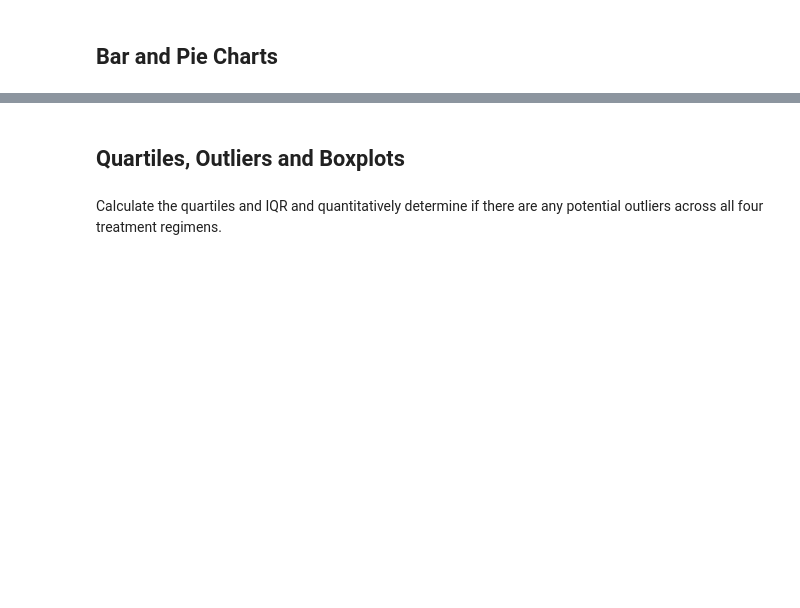
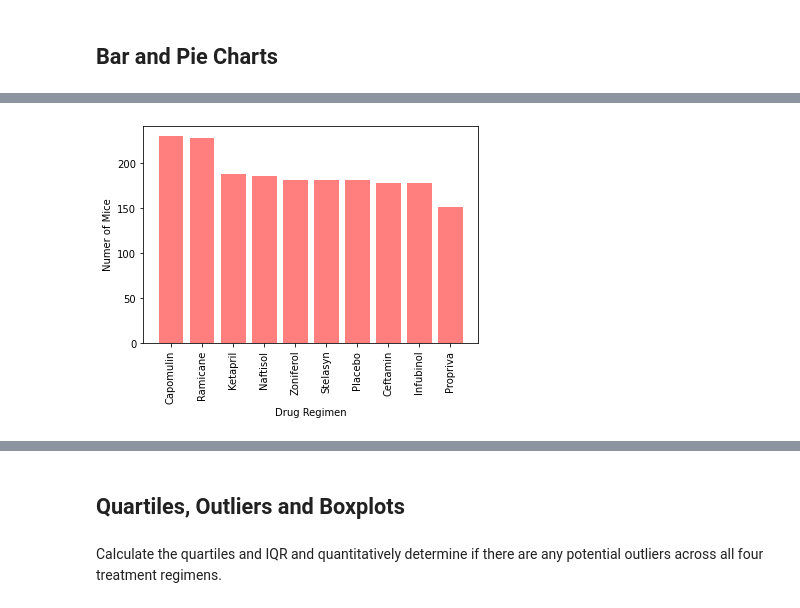
Before and after one commit to syeong0204/Matplotlib_Challenge, a Jupyter notebook: Pymaceuticals/pymaceuticals_starter.ipynb, the cells around one changed output, grey strips where cells are left out. Saved outputs shown, nothing was run; the diff lists cells and outputs as text; code cells hidden in the pictures; blank space fills up the shorter version.

```diff
--- a/Pymaceuticals/pymaceuticals_starter.ipynb
+++ b/Pymaceuticals/pymaceuticals_starter.ipynb
@@ -195,2 +196,16 @@ KeyError: 'Mouse ID'
+# %%
+# Generate identical bar plot using pyplot instead of pandas.
+
+y_axis = new_df['Drug Regimen'].value_counts()
+x_axis = np.arange(len(y_axis))
+plt.bar(x_axis, counts, color='r', alpha=0.5, align="center")
+plt.xlabel('Drug Regimen')
+plt.ylabel('Numer of Mice')
+tick_locations = [value for value in x_axis]
+plt.xticks(tick_locations, y_axis.index.values)
+plt.xticks(rotation=90)
+plt.show()
+# %% [output]
+[figure, added]
 # %%
 # Generate a pie plot showing the distribution of female versus male mice using pandas
```
Also changed, not shown: parts of 6 cells of this notebook.
